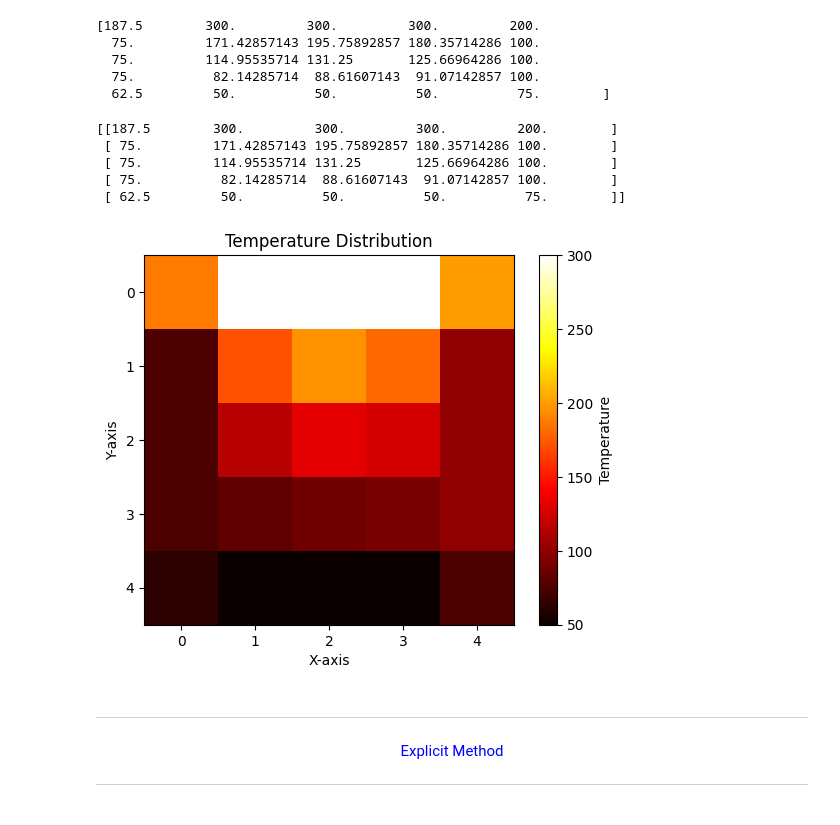
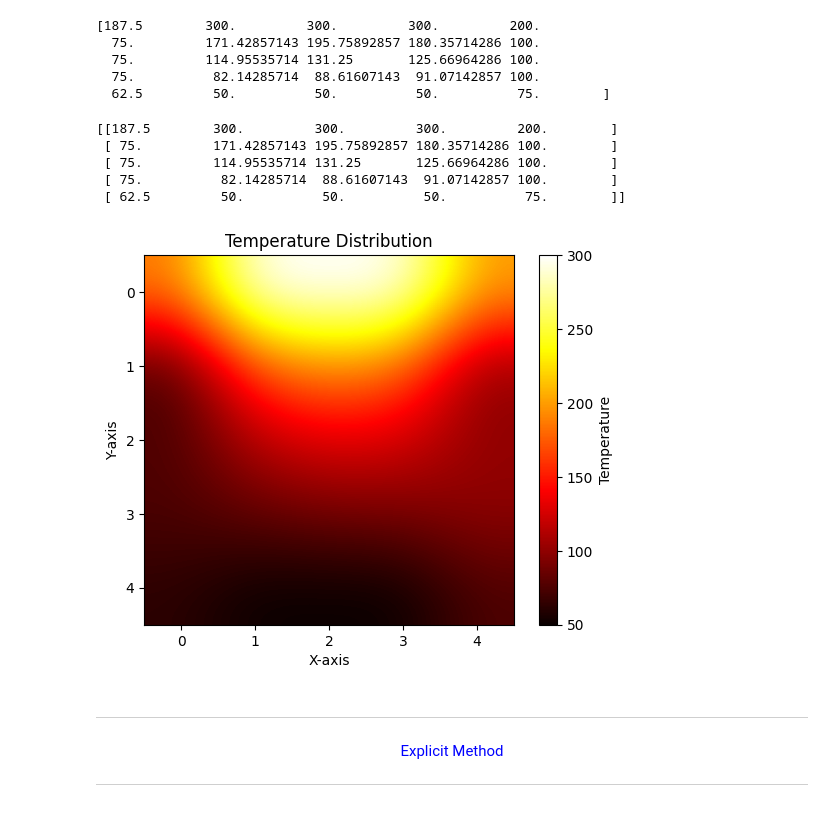
Before and after one commit to drmksong/numana_nb_2025, a Jupyter notebook: lect_10_pde.ipynb, the cells around one changed output. Cells and saved outputs as stored; diff of their text form; code cells hidden in the pictures.

```diff
--- a/lect_10_pde.ipynb
+++ b/lect_10_pde.ipynb
@@ -133,20 +133,20 @@ print(T)
 # %%
 T_grid = T.reshape((ni, nj))
 print(T_grid)
 
-plt.imshow(T_grid, cmap='hot', interpolation='nearest')
+plt.imshow(T_grid, cmap='hot', interpolation='bicubic')
 plt.colorbar(label='Temperature')
 plt.title('Temperature Distribution')
 plt.xlabel('X-axis')
 plt.ylabel('Y-axis')
 plt.show()
 # %% [output]
 [[187.5        300.         300.         300.         200.        ]
  [ 75.         171.42857143 195.75892857 180.35714286 100.        ]
  [ 75.         114.95535714 131.25       125.66964286 100.        ]
  [ 75.          82.14285714  88.61607143  91.07142857 100.        ]
  [ 62.5         50.          50.          50.          75.        ]]
-[figure, old version]
+[figure, new version]
 # %% [markdown]
 <center>
 <hr>
```
Also changed, not shown: parts of 11 cells of this notebook.
